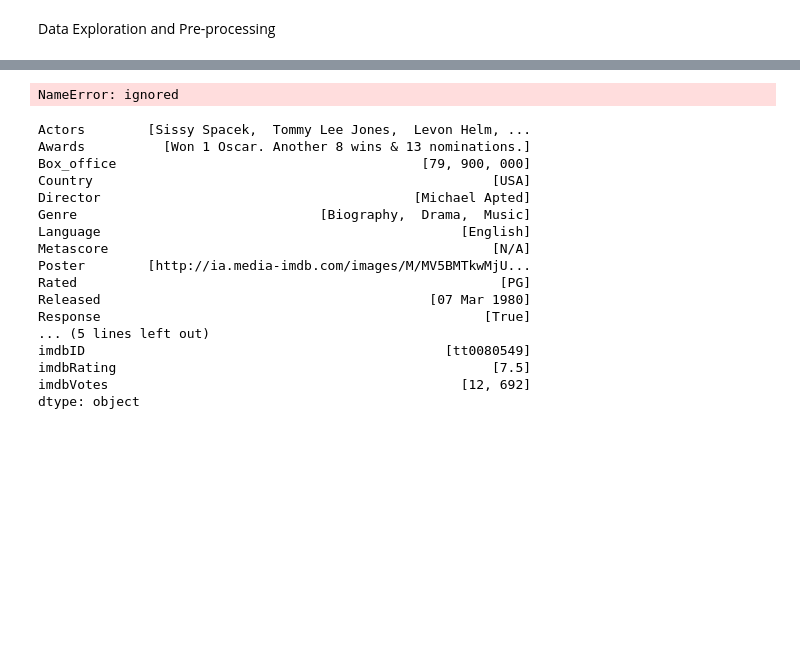
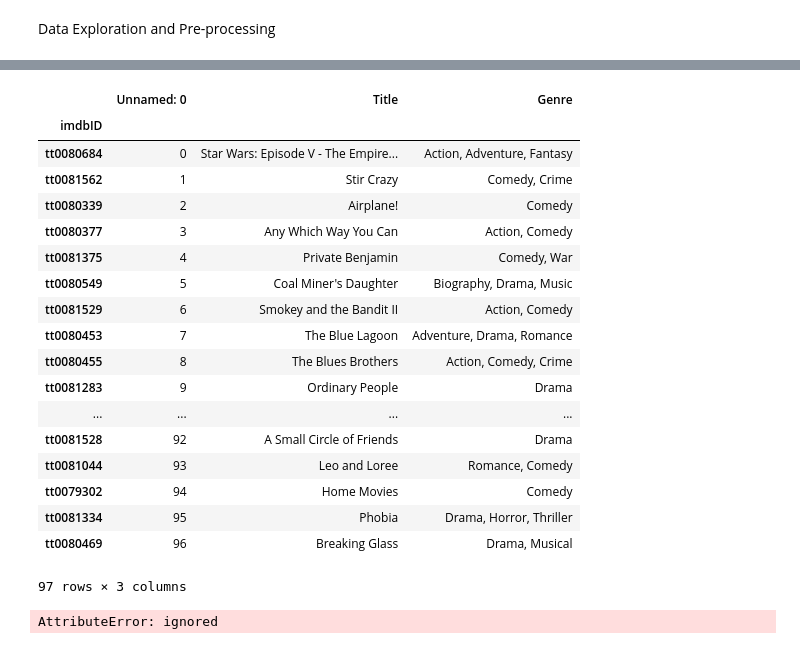
Before and after one commit to sweetcoonoor/sweetram, a Jupyter notebook: Classification_using_NN_subset.ipynb, the cells around one changed output, grey strips where cells are left out. Drawn from its saved outputs; the diff is of its cells as text; code cells hidden in the pictures; blank space fills up the shorter version.

```diff
--- a/Classification_using_NN_subset.ipynb
+++ b/Classification_using_NN_subset.ipynb
@@ -86,30 +120,31 @@ image_glob=glob.glob("*.jpg")
-# %%
-import re
-Genre = df.apply(lambda x: x['Genre'].split(","))
-all_genres = set([item for i in Genre for item in l])
-for genre in all_genres:
-    new_var = "is_" + re.sub(r'\W+', '', genre.lower())
-    df[new_var] = df.apply(lambda x: genre in x)
-df.drop(["Genre"], axis=1, inplace=True)
-# %% [output]
-NameError: ignored
-# %%
-Genre
-# %% [output]
-Actors        [Sissy Spacek,  Tommy Lee Jones,  Levon Helm, ...
-Awards          [Won 1 Oscar. Another 8 wins & 13 nominations.]
-Box_office                                       [79, 900, 000]
-Country                                                   [USA]
-Director                                        [Michael Apted]
-Genre                               [Biography,  Drama,  Music]
-Language                                              [English]
-Metascore                                                 [N/A]
-Poster        [http://ia.media-imdb.com/images/M/MV5BMTkwMjU...
-Rated                                                      [PG]
-Released                                          [07 Mar 1980]
-Response                                                 [True]
-... (5 lines left out)
-imdbID                                              [tt0080549]
-imdbRating                                                [7.5]
-imdbVotes                                             [12, 692]
-dtype: object
+# %%
+#Onehot encoding
+df = pd.read_csv("Movie_genre.csv")
+
+df.dropna(subset=['Genre'],inplace=True)
+df.drop_duplicates(subset=['imdbID'], keep='first', inplace=True)
+df.set_index('imdbID',inplace=True)
+target = df['Genre'].apply(lambda x: [w.strip() for w in x.split(',')])
+genres = pd.get_dummies(target.apply(pd.Series).stack()).sum(level=0)
+# %%
+df
+# %% [output]
+|  | Unnamed: 0 | Title | Genre |
+| imdbID |  |  |  |
+| tt0080684 | 0 | Star Wars: Episode V - The Empire... | Action, Adventure, Fantasy |
+| tt0081562 | 1 | Stir Crazy | Comedy, Crime |
+| tt0080339 | 2 | Airplane! | Comedy |
+| tt0080377 | 3 | Any Which Way You Can | Action, Comedy |
+| tt0081375 | 4 | Private Benjamin | Comedy, War |
+| tt0080549 | 5 | Coal Miner's Daughter | Biography, Drama, Music |
+| tt0081529 | 6 | Smokey and the Bandit II | Action, Comedy |
+| tt0080453 | 7 | The Blue Lagoon | Adventure, Drama, Romance |
+| tt0080455 | 8 | The Blues Brothers | Action, Comedy, Crime |
+| tt0081283 | 9 | Ordinary People | Drama |
+| ... | ... | ... | ... |
+| tt0081528 | 92 | A Small Circle of Friends | Drama |
+| tt0081044 | 93 | Leo and Loree | Romance, Comedy |
+| tt0079302 | 94 | Home Movies | Comedy |
+| tt0081334 | 95 | Phobia | Drama, Horror, Thriller |
+| tt0080469 | 96 | Breaking Glass | Drama, Musical |
+97 rows × 3 columns
@@ -115,0 +155,14 @@ dtype: object
+# %%
+image_width=250
+image_height=250
+X=[]
+for i in tqdm(range(Movie_Final.shape[0])):
+  path='/content/Movies-Poster_Dataset/Images' +Movie_Final['imdbID'][i] +'*.jpg'
+  img=image.load_img(path,target_size=(image_width,image_height,3))
+  img=image.img_to_array(img)
+  img=img/255.0
+  X.append(img)
+
+x=np.array(x)
+# %% [output]
+AttributeError: ignored
```
Also changed, not shown: parts of 18 cells of this notebook.
